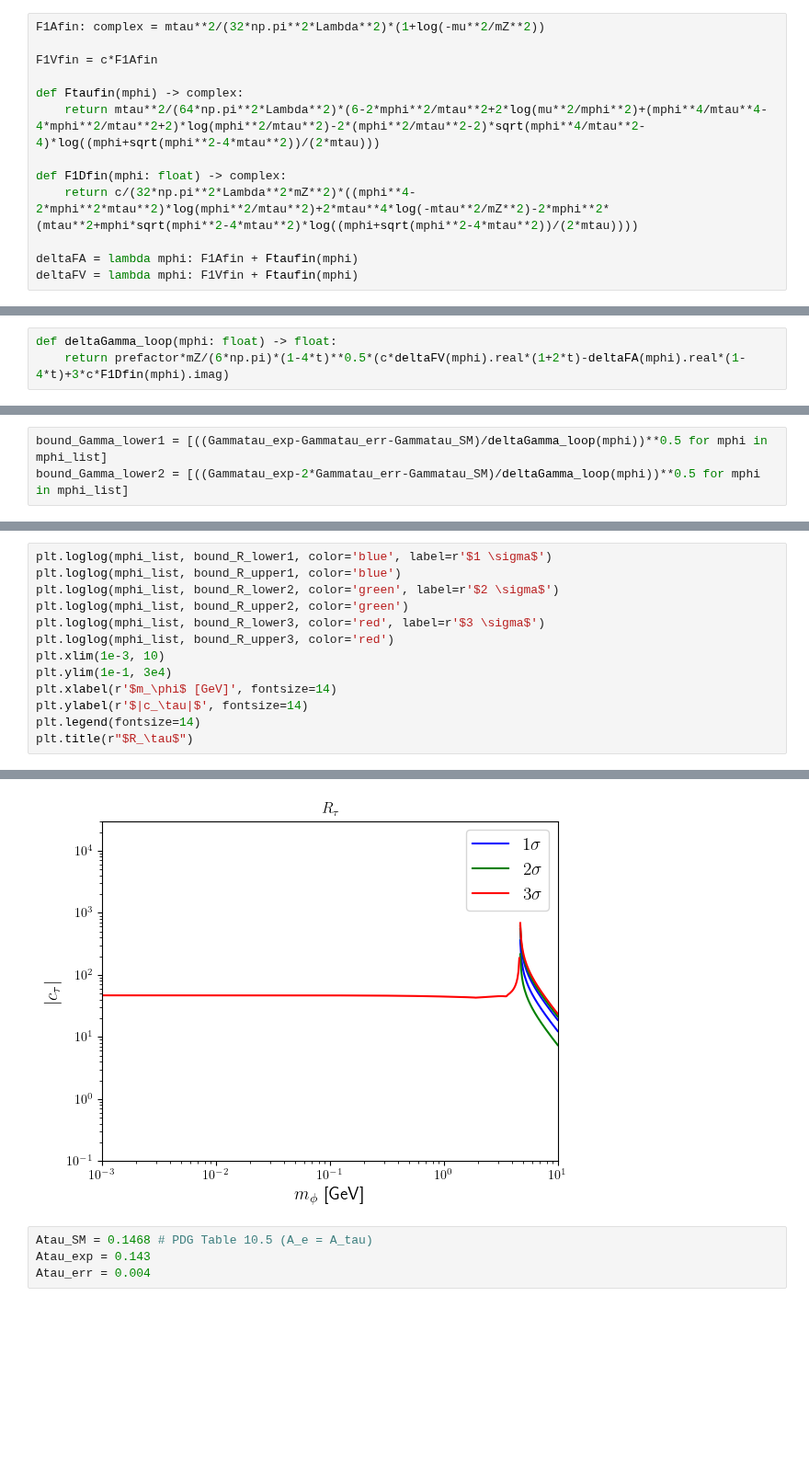
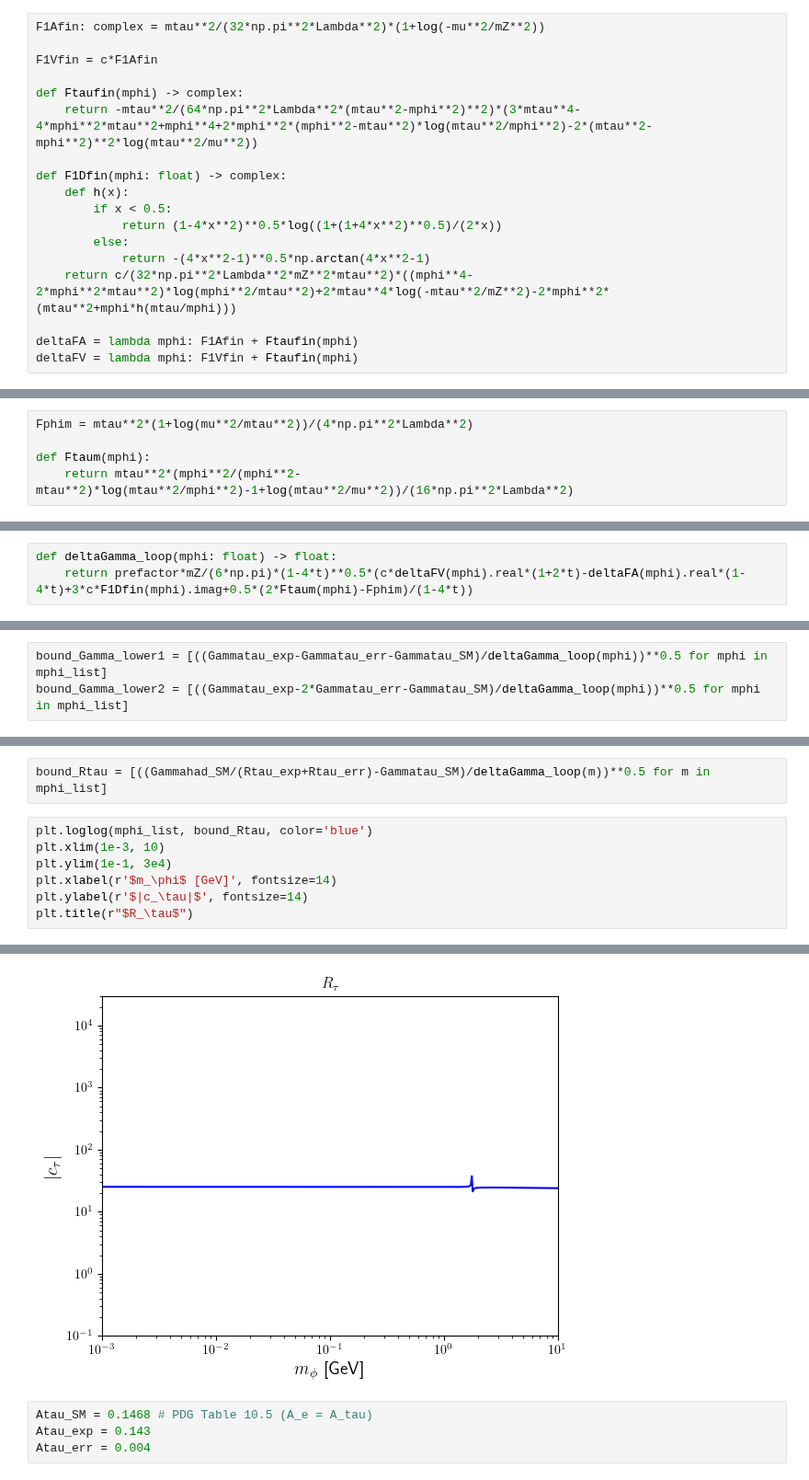
Before and after one commit to Jorge-Alda/tauALPs, a Jupyter notebook: PseudoScalar/plots.ipynb, the cells around one changed output, grey strips where cells are left out. Shown at 92% size. Drawn from its saved outputs; the diff is of its cells as text; blank space fills up the shorter version.

```diff
--- a/PseudoScalar/plots.ipynb
+++ b/PseudoScalar/plots.ipynb
@@ -40,10 +67,15 @@ F1Afin: complex = mtau**2/(32*np.pi**2*Lambda**2)*(1+log(-mu**2/mZ**2))
 F1Vfin = c*F1Afin
 
 def Ftaufin(mphi) -> complex:
-    return mtau**2/(64*np.pi**2*Lambda**2)*(6-2*mphi**2/mtau**2+2*log(mu**2/mphi**2)+(mphi**4/mtau**4-4*mphi**2/mtau**2+2)*log(mphi**2/mtau**2)-2*(mphi**2/mtau**2-2)*sqrt(mphi**4/mtau**2-4)*log((mphi+sqrt(mphi**2-4*mtau**2))/(2*mtau)))
+    return -mtau**2/(64*np.pi**2*Lambda**2*(mtau**2-mphi**2)**2)*(3*mtau**4-4*mphi**2*mtau**2+mphi**4+2*mphi**2*(mphi**2-mtau**2)*log(mtau**2/mphi**2)-2*(mtau**2-mphi**2)**2*log(mtau**2/mu**2))
 
 def F1Dfin(mphi: float) -> complex:
-    return c/(32*np.pi**2*Lambda**2*mZ**2)*((mphi**4-2*mphi**2*mtau**2)*log(mphi**2/mtau**2)+2*mtau**4*log(-mtau**2/mZ**2)-2*mphi**2*(mtau**2+mphi*sqrt(mphi**2-4*mtau**2)*log((mphi+sqrt(mphi**2-4*mtau**2))/(2*mtau))))
+    def h(x):
+        if x < 0.5:
+            return (1-4*x**2)**0.5*log((1+(1+4*x**2)**0.5)/(2*x))
+        else:
+            return -(4*x**2-1)**0.5*np.arctan(4*x**2-1)
+    return c/(32*np.pi**2*Lambda**2*mZ**2*mtau**2)*((mphi**4-2*mphi**2*mtau**2)*log(mphi**2/mtau**2)+2*mtau**4*log(-mtau**2/mZ**2)-2*mphi**2*(mtau**2+mphi*h(mtau/mphi)))
 
 deltaFA = lambda mphi: F1Afin + Ftaufin(mphi)
 deltaFV = lambda mphi: F1Vfin + Ftaufin(mphi)
@@ -51,0 +90,5 @@ deltaFV = lambda mphi: F1Vfin + Ftaufin(mphi)
+# %%
+Fphim = mtau**2*(1+log(mu**2/mtau**2))/(4*np.pi**2*Lambda**2)
+
+def Ftaum(mphi):
+    return mtau**2*(mphi**2/(mphi**2-mtau**2)*log(mtau**2/mphi**2)-1+log(mtau**2/mu**2))/(16*np.pi**2*Lambda**2)
@@ -52,6 +97,6 @@ deltaFV = lambda mphi: F1Vfin + Ftaufin(mphi)
 # %%
 def deltaGamma_loop(mphi: float) -> float:
-    return prefactor*mZ/(6*np.pi)*(1-4*t)**0.5*(c*deltaFV(mphi).real*(1+2*t)-deltaFA(mphi).real*(1-4*t)+3*c*F1Dfin(mphi).imag)
+    return prefactor*mZ/(6*np.pi)*(1-4*t)**0.5*(c*deltaFV(mphi).real*(1+2*t)-deltaFA(mphi).real*(1-4*t)+3*c*F1Dfin(mphi).imag+0.5*(2*Ftaum(mphi)-Fphim)/(1-4*t))
 # %%
 mphi_list = [10**x for x in np.linspace(-3, 1, 500)]
 # %%
@@ -93,19 +131,15 @@ bound_R_lower3 = [((Gammahad_SM/(Rtau_exp-3*Rtau_err)-Gammatau_SM)/deltaGamma_lo
+# %%
+bound_Rtau = [((Gammahad_SM/(Rtau_exp+Rtau_err)-Gammatau_SM)/deltaGamma_loop(m))**0.5 for m in mphi_list]
 # %%
-plt.loglog(mphi_list, bound_R_lower1, color='blue', label=r'$1 \sigma$')
-plt.loglog(mphi_list, bound_R_upper1, color='blue')
-plt.loglog(mphi_list, bound_R_lower2, color='green', label=r'$2 \sigma$')
-plt.loglog(mphi_list, bound_R_upper2, color='green')
-plt.loglog(mphi_list, bound_R_lower3, color='red', label=r'$3 \sigma$')
-plt.loglog(mphi_list, bound_R_upper3, color='red')
+plt.loglog(mphi_list, bound_Rtau, color='blue')
 plt.xlim(1e-3, 10)
 plt.ylim(1e-1, 3e4)
 plt.xlabel(r'$m_\phi$ [GeV]', fontsize=14)
 plt.ylabel(r'$|c_\tau|$', fontsize=14)
-plt.legend(fontsize=14)
 plt.title(r"$R_\tau$")
 # %% [output]
 Text(0.5, 1.0, '$R_\\tau$')
-[figure, old version]
+[figure, new version]
 # %%
 Atau_SM = 0.1468 # PDG Table 10.5 (A_e = A_tau)
 Atau_exp = 0.143
```
Also changed, not shown: parts of 32 cells of this notebook, 8 other files.
